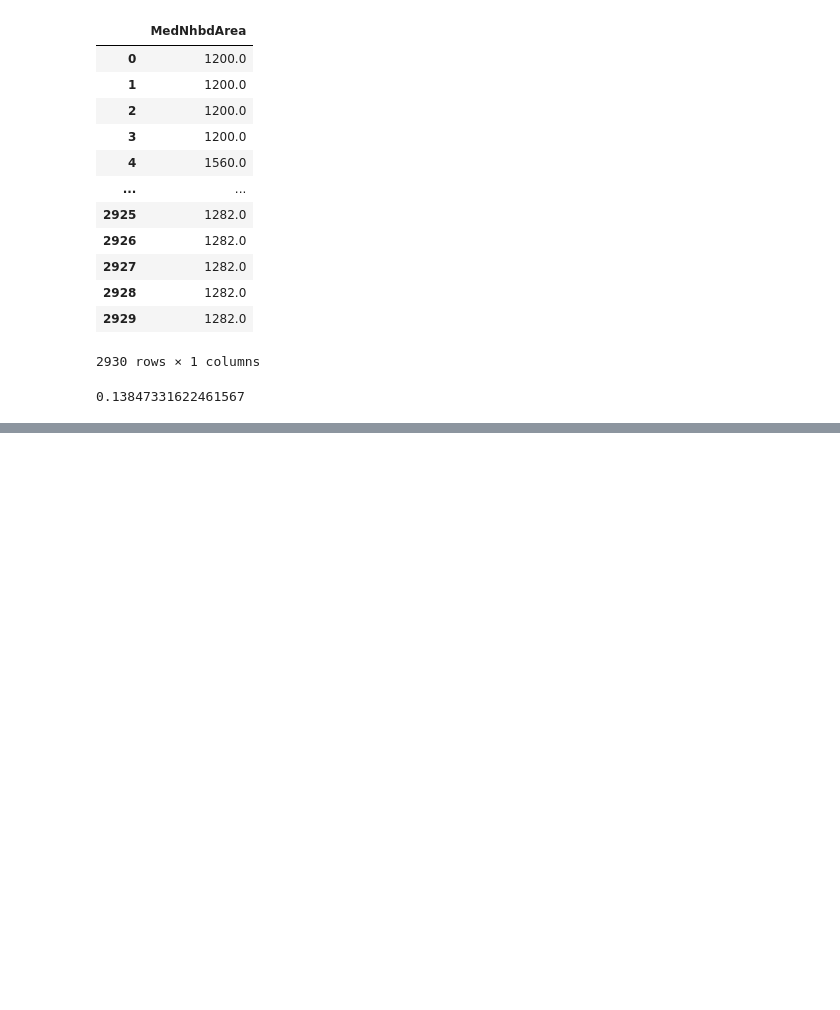
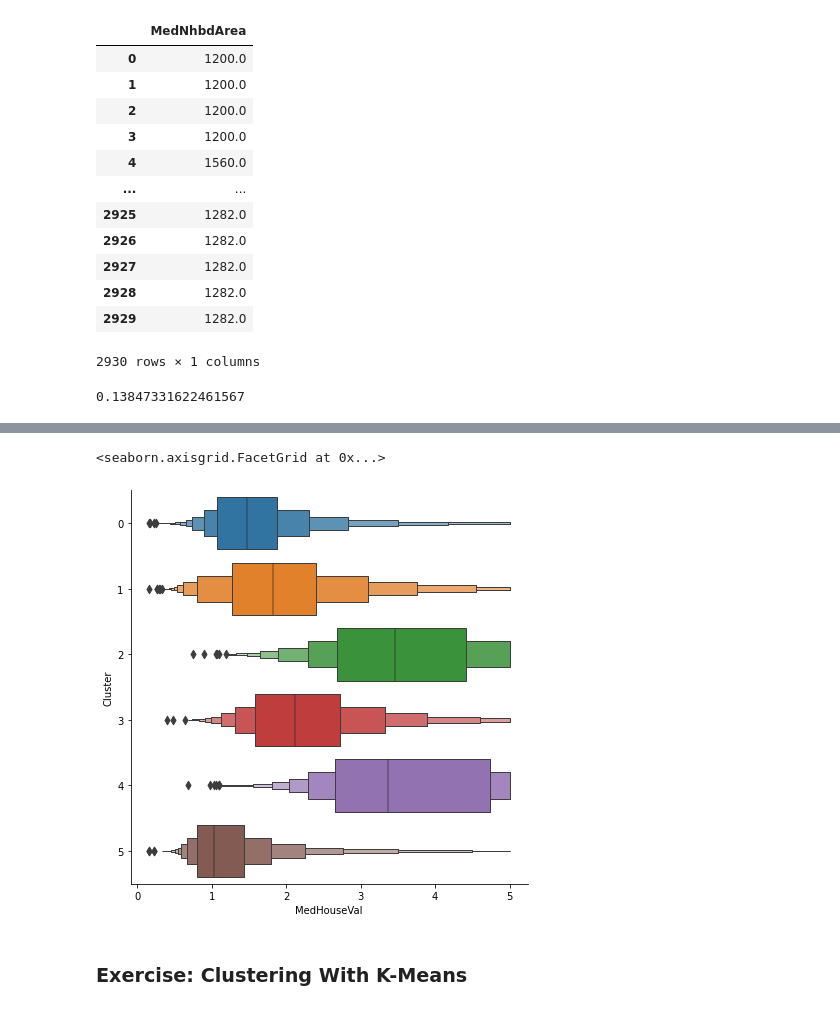
Before and after one commit to AliakbarMehdizadeh/Feature-Engineering, a Jupyter notebook: FE.ipynb, the cells around one changed output, grey strips where cells are left out. Cells and saved outputs as stored; diff of their text form; code cells hidden in the pictures; blank space fills up the shorter version.

Commit message:
done with K-means

```diff
--- a/FE.ipynb
+++ b/FE.ipynb
@@ -701,0 +754,9 @@ score_dataset(X_new, y)
+# %%
+X["MedHouseVal"] = df["MedHouseVal"]
+# %%
+sns.catplot(x="MedHouseVal", y="Cluster", data=X, kind="boxen", height=6)
+# %% [output]
+<seaborn.axisgrid.FacetGrid at 0x...>
+[figure, added]
+# %% [markdown]
+### Exercise: Clustering With K-Means
```
Also changed, not shown: parts of 27 cells of this notebook.
